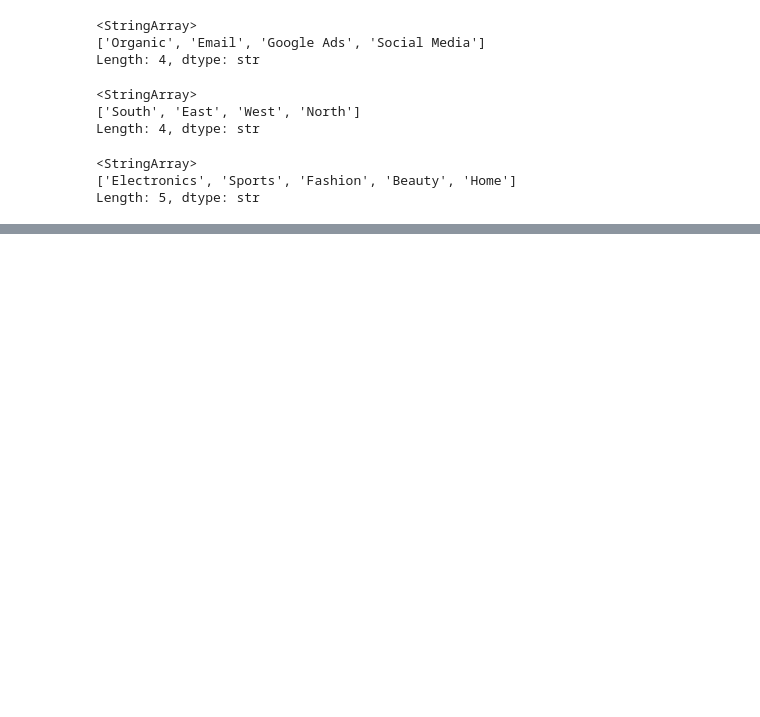
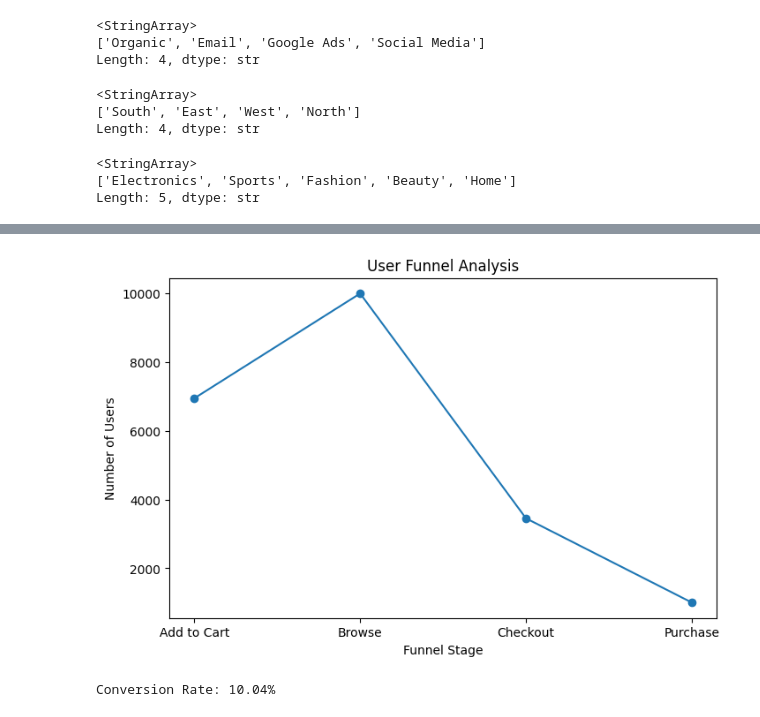
Before and after one commit to himanshyy/SaaS-Funnel-Analytics, a Jupyter notebook: notebooks/eda.ipynb, the cells around one changed output, grey strips where cells are left out. Saved outputs shown, nothing was run; the diff lists cells and outputs as text; code cells hidden in the pictures; blank space fills up the shorter version.

Commit message:
Completed initial funnel analysis

```diff
--- a/notebooks/eda.ipynb
+++ b/notebooks/eda.ipynb
@@ -87,0 +97,6 @@ Length: 5, dtype: str
+# %%
+funnel = df.groupby('Event')['User ID'].nunique().reset_index()
+
+funnel.columns = ['Event', 'Users']
+
+funnel
@@ -87,0 +109,26 @@ Length: 5, dtype: str
+# %%
+import matplotlib.pyplot as plt
+
+plt.figure(figsize=(8,5))
+
+plt.plot(funnel['Event'], funnel['Users'], marker='o')
+
+plt.title('User Funnel Analysis')
+
+plt.xlabel('Funnel Stage')
+
+plt.ylabel('Number of Users')
+
+plt.show()
+# %% [output]
+[figure, added]
+# %%
+browse_users = funnel[funnel['Event']=='Browse']['Users'].values[0]
+
+purchase_users = funnel[funnel['Event']=='Purchase']['Users'].values[0]
+
+conversion_rate = (purchase_users / browse_users) * 100
+
+print(f"Conversion Rate: {conversion_rate:.2f}%")
+# %% [output]
+Conversion Rate: 10.04%
```
Also changed, not shown: parts of 3 cells of this notebook.
